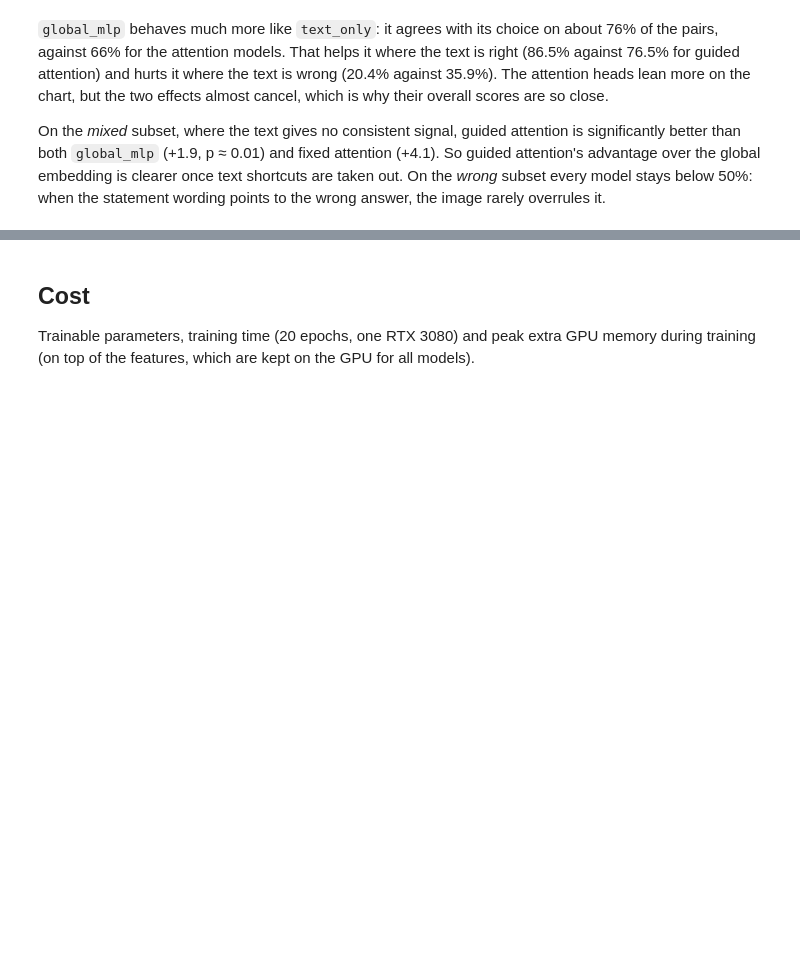
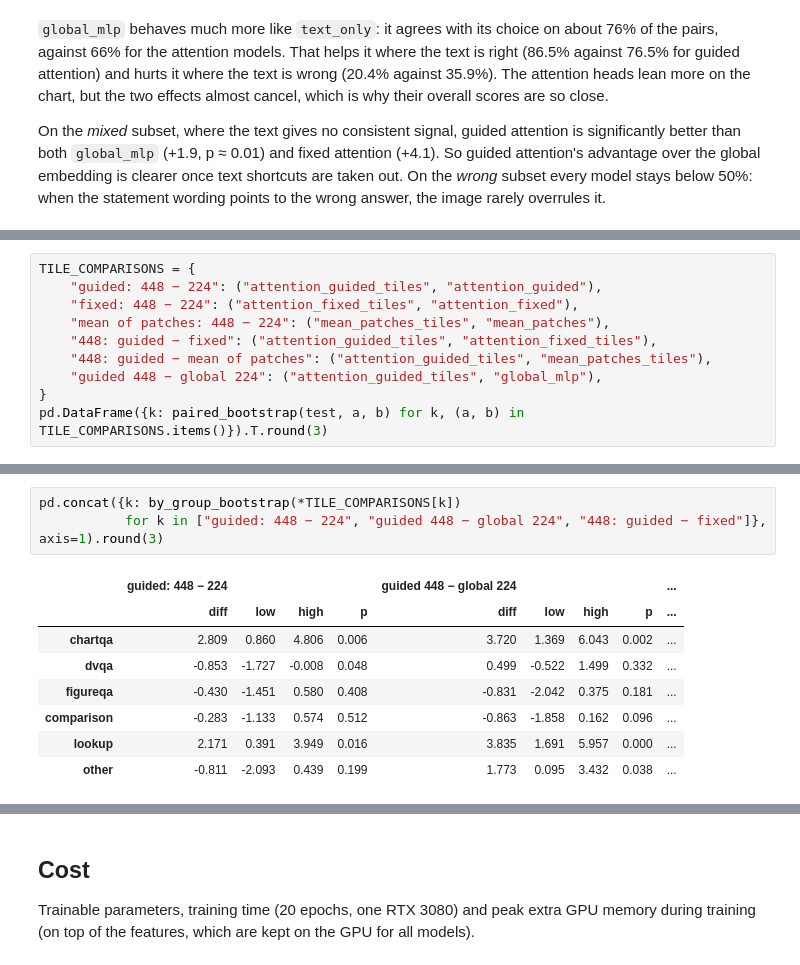
Before and after one commit to Levi-coder07/DeepLearning-Project, a Jupyter notebook: notebooks/03_results.ipynb, the cells around one changed output, grey strips where cells are left out. Drawn from its saved outputs; the diff is of its cells as text; blank space fills up the shorter version.

```diff
--- a/notebooks/03_results.ipynb
+++ b/notebooks/03_results.ipynb
@@ -229,0 +270,10 @@ On the *mixed* subset, where the text gives no consistent signal, guided attenti
+# %%
+TILE_COMPARISONS = {
+    "guided: 448 − 224": ("attention_guided_tiles", "attention_guided"),
+    "fixed: 448 − 224": ("attention_fixed_tiles", "attention_fixed"),
+    "mean of patches: 448 − 224": ("mean_patches_tiles", "mean_patches"),
+    "448: guided − fixed": ("attention_guided_tiles", "attention_fixed_tiles"),
+    "448: guided − mean of patches": ("attention_guided_tiles", "mean_patches_tiles"),
+    "guided 448 − global 224": ("attention_guided_tiles", "global_mlp"),
+}
+pd.DataFrame({k: paired_bootstrap(test, a, b) for k, (a, b) in TILE_COMPARISONS.items()}).T.round(3)
@@ -229,0 +288,12 @@ On the *mixed* subset, where the text gives no consistent signal, guided attenti
+# %%
+pd.concat({k: by_group_bootstrap(*TILE_COMPARISONS[k])
+           for k in ["guided: 448 − 224", "guided 448 − global 224", "448: guided − fixed"]}, axis=1).round(3)
+# %% [output]
+|  | guided: 448 − 224 |  |  |  | guided 448 − global 224 |  |  |  | ... |
+|  | diff | low | high | p | diff | low | high | p | ... |
+| chartqa | 2.809 | 0.860 | 4.806 | 0.006 | 3.720 | 1.369 | 6.043 | 0.002 | ... |
+| dvqa | -0.853 | -1.727 | -0.008 | 0.048 | 0.499 | -0.522 | 1.499 | 0.332 | ... |
+| figureqa | -0.430 | -1.451 | 0.580 | 0.408 | -0.831 | -2.042 | 0.375 | 0.181 | ... |
+| comparison | -0.283 | -1.133 | 0.574 | 0.512 | -0.863 | -1.858 | 0.162 | 0.096 | ... |
+| lookup | 2.171 | 0.391 | 3.949 | 0.016 | 3.835 | 1.691 | 5.957 | 0.000 | ... |
+| other | -0.811 | -2.093 | 0.439 | 0.199 | 1.773 | 0.095 | 3.432 | 0.038 | ... |
```
Also changed, not shown: parts of 8 cells of this notebook, 14 other files.
